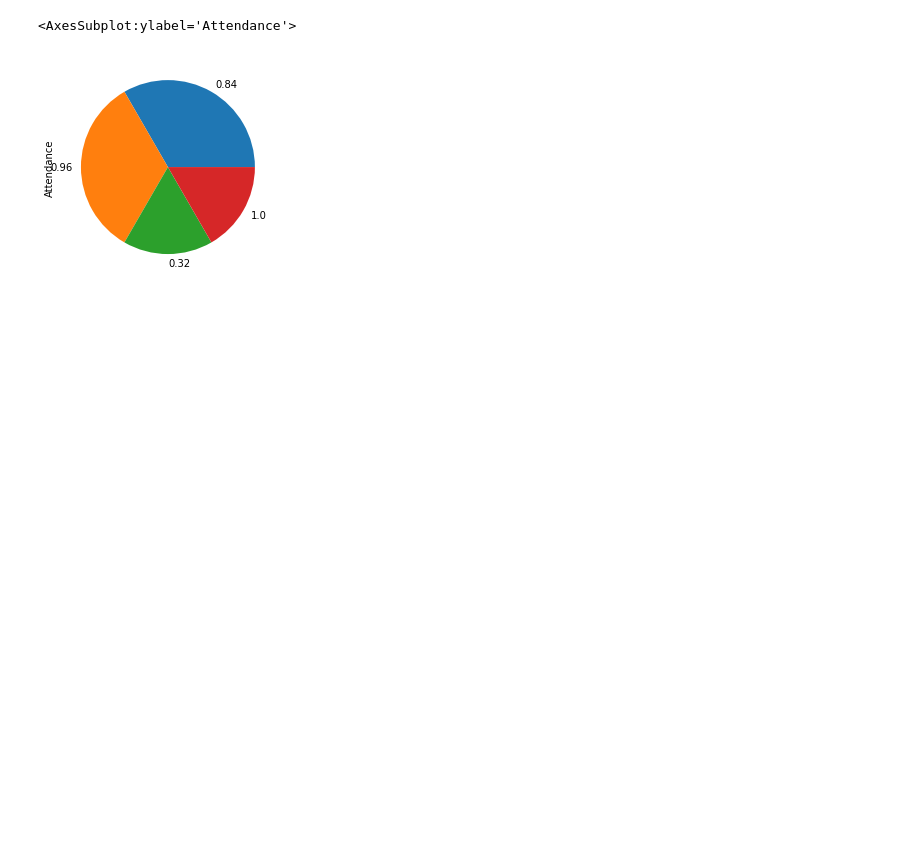
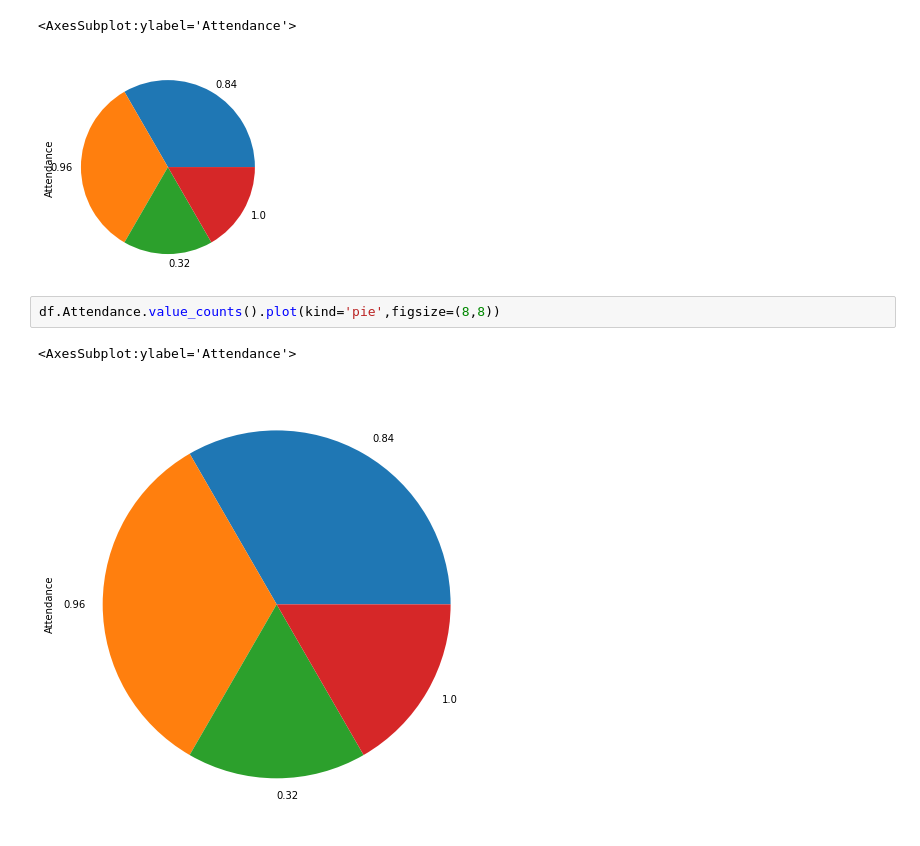
Before and after one commit to Eng-Mohamed-Ezzat/UdacityDataAnalysis_The_Data_Analysis_Process, a Jupyter notebook: Visualization.ipynb, the cells around one changed output. Saved outputs shown, nothing was run; the diff lists cells and outputs as text; blank space fills up the shorter version.

```diff
--- a/Visualization.ipynb
+++ b/Visualization.ipynb
@@ -76,3 +76,8 @@ df.Attendance.value_counts().plot(kind='pie')
 # %% [output]
 <AxesSubplot:ylabel='Attendance'>
 [figure]
+# %%
+df.Attendance.value_counts().plot(kind='pie',figsize=(8,8))
+# %% [output]
+<AxesSubplot:ylabel='Attendance'>
+[figure, added]
```
Also changed, not shown: parts of 4 cells of this notebook.
